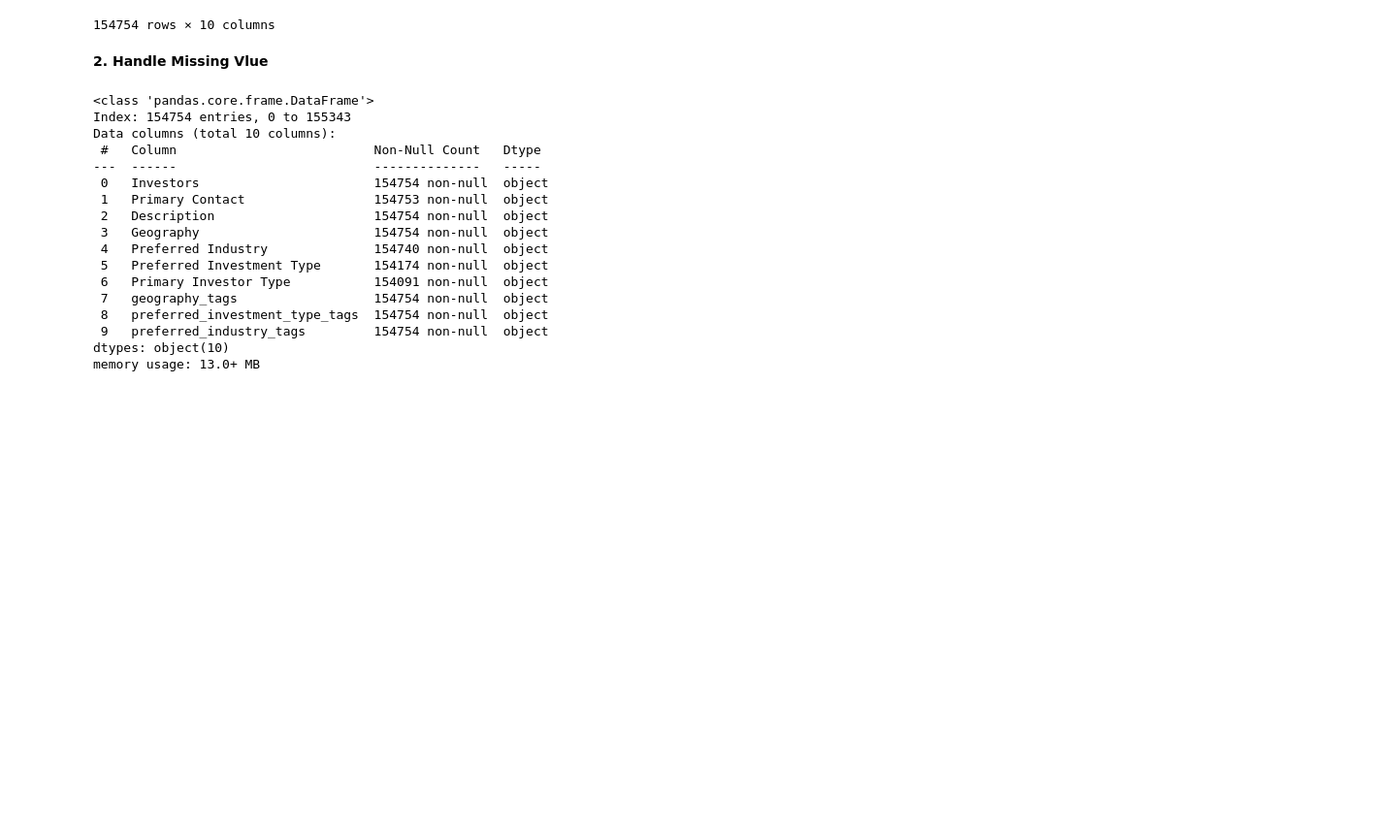
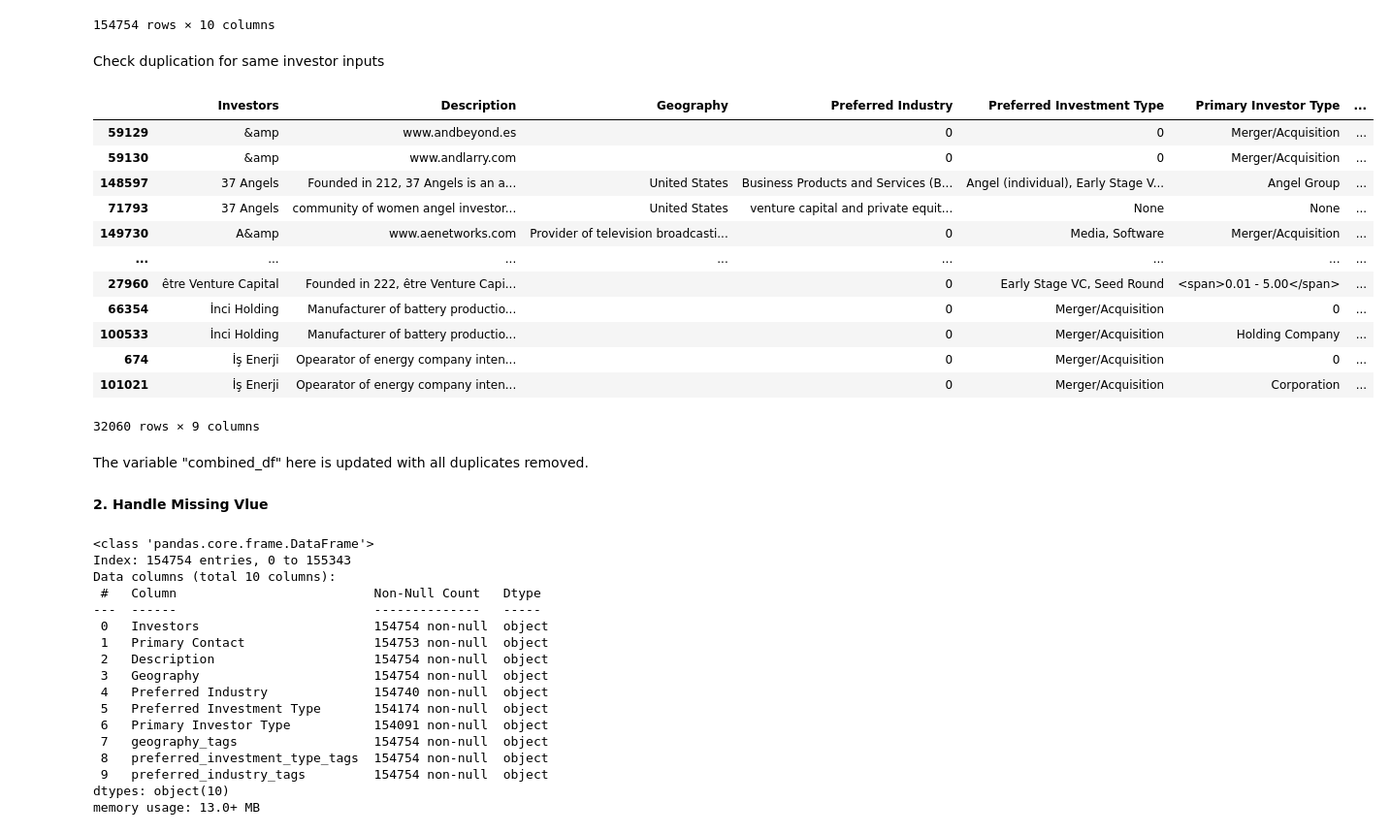
Before and after one commit to Eric-L-cloud/Capstone-Project, a Jupyter notebook: read_parquet_files (1).ipynb, the cells around one changed output. Shown at 97% size. Saved outputs shown, nothing was run; the diff lists cells and outputs as text; code cells hidden in the pictures; blank space fills up the shorter version.

Commit message:
Update_working on same investor input duplication

```diff
--- a/read_parquet_files (1).ipynb
+++ b/read_parquet_files (1).ipynb
@@ -94,6 +92,27 @@ combined_df
 | 155342 | ECU Health | Michael Waldrum |  |  | 0 | Merger/Acquisition | ... |
 | 155343 | ECU Worldwide | Shashi Kiran Janardhan Shetty | ECU Worldwide is a provider of lo... |  | Logistics | Merger/Acquisition | ... |
 154754 rows × 10 columns
+# %% [markdown]
+Check duplication for same investor inputs
+# %%
+combined_df[combined_df.duplicated(subset=['Investors'], keep=False)].sort_values(by='Investors')
+combined_df.to_excel('duplicates_same investor.xlsx', index=False)  # Save to Excel file for manual inspection
+# %% [output]
+|  | Investors | Description | Geography | Preferred Industry | Preferred Investment Type | Primary Investor Type | ... |
+| 59129 | &amp | www.andbeyond.es |  | 0 | 0 | Merger/Acquisition | ... |
+| 59130 | &amp | www.andlarry.com |  | 0 | 0 | Merger/Acquisition | ... |
+| 148597 | 37 Angels | Founded in 212, 37 Angels is an a... | United States | Business Products and Services (B... | Angel (individual), Early Stage V... | Angel Group | ... |
+| 71793 | 37 Angels | community of women angel investor... | United States | venture capital and private equit... | None | None | ... |
+| 149730 | A&amp | www.aenetworks.com | Provider of television broadcasti... | 0 | Media, Software | Merger/Acquisition | ... |
+| ... | ... | ... | ... | ... | ... | ... | ... |
+| 27960 | être Venture Capital | Founded in 222, être Venture Capi... |  | 0 | Early Stage VC, Seed Round | <span>0.01 - 5.00</span> | ... |
+| 66354 | İnci Holding | Manufacturer of battery productio... |  | 0 | Merger/Acquisition | 0 | ... |
+| 100533 | İnci Holding | Manufacturer of battery productio... |  | 0 | Merger/Acquisition | Holding Company | ... |
+| 674 | İş Enerji | Opearator of energy company inten... |  | 0 | Merger/Acquisition | 0 | ... |
+| 101021 | İş Enerji | Opearator of energy company inten... |  | 0 | Merger/Acquisition | Corporation | ... |
+32060 rows × 9 columns
+# %% [markdown]
+The variable "combined_df" here is updated with all duplicates removed.
 # %% [markdown]
 **2. Handle Missing Vlue**
 # %%
```
Also changed, not shown: parts of 1 cell of this notebook.
